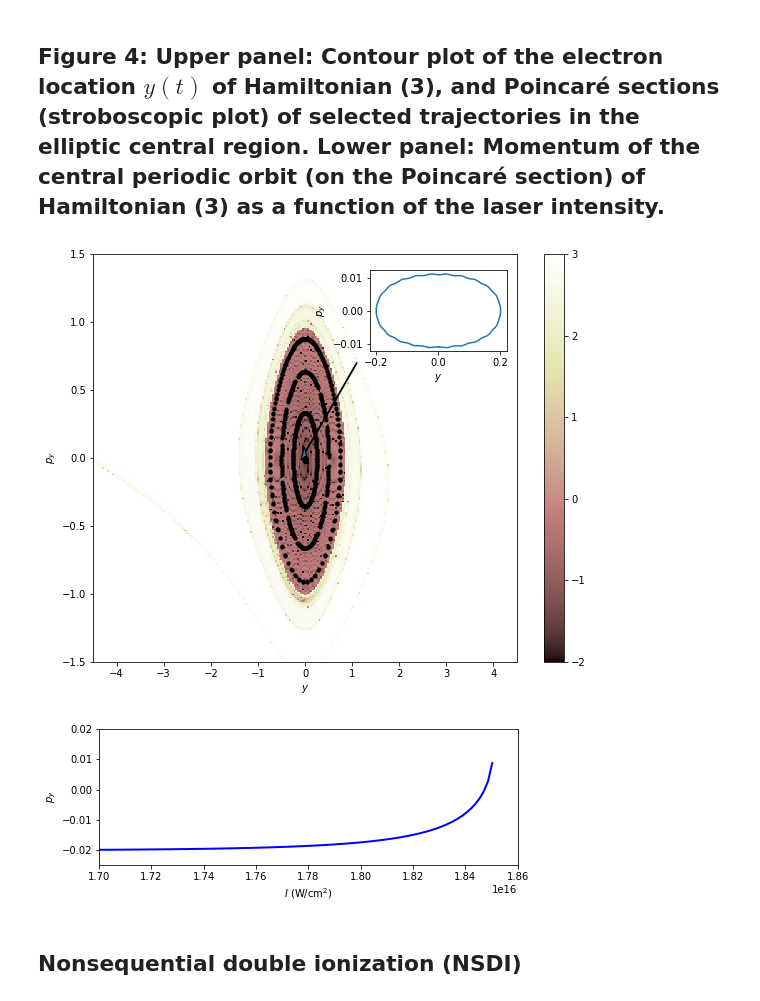
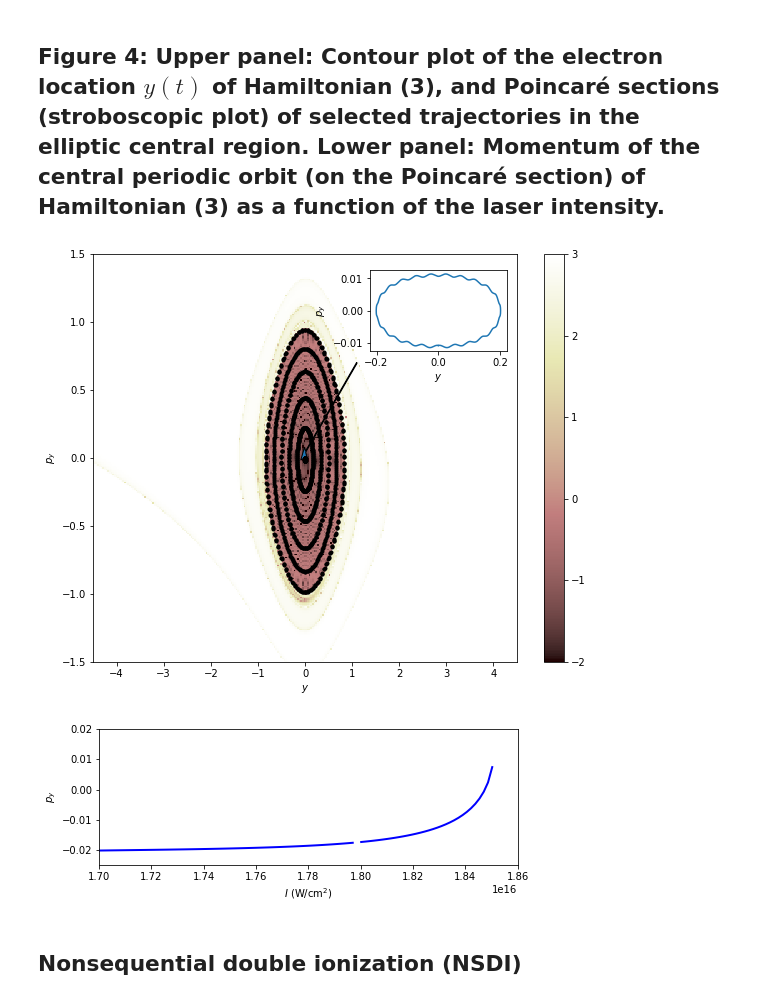
Before and after one commit to cchandre/Notebook-Article, a Jupyter notebook: Interactive_Article.ipynb, the cells around one changed output. Saved outputs shown, nothing was run; the diff lists cells and outputs as text; code cells hidden in the pictures.

```diff
--- a/Interactive_Article.ipynb
+++ b/Interactive_Article.ipynb
@@ -43,17 +43,17 @@ b = 1.0 #@param {type:"number"}
 E_g = -2.24 #@param {type:"number"}
 
 #@markdown Field
-Wavelength = 780 #@param {type:"number"}
-Pulse_duration = 8 #@param {type:"integer"}
-params_envelop = (2, Pulse_duration-4, 2, 2)
+Wavelength_in_nm = 780 #@param {type:"number"}
+Pulse_duration_in_lc = 8 #@param {type:"integer"}
+params_envelop = (2, Pulse_duration_in_lc-4, 2, 2)
 
 import matplotlib.pyplot as plt
-import math
 import numpy as np
 import time
 from scipy.optimize import fsolve
 import warnings
 warnings.filterwarnings('ignore', 'The iteration is not making good progress')
+
 
 class Atom:
     def __init__(self, a, b, ground_state_energy, size=5.0, thresh=100):
@@ -70,12 +70,12 @@ class Field:
     def __init__(self, wavelength, intensity=[], envelope=[], params_envelop=[]):
         self.wavelength = wavelength
         self.frequency = 45.597 / wavelength
+        self.period = 2.0 * np.pi / self.frequency
         self.intensity = intensity
         self.amplitude = 5.338e-9 * np.sqrt(self.intensity)
         self.envelope = envelope
         self.params = params_envelop
         self.times = np.cumsum(self.params)
-        self.period = 2.0 * np.pi / self.frequency
         self.tf = np.sum(self.params) * self.period
 
 
@@ -138,7 +138,6 @@ def generate_initial_conditions(atom, integration):
 
 
 my_atom = Atom(a=a, b=b, ground_state_energy=E_g, thresh=100)
-my_field = Field(wavelength=Wavelength, envelope=trapezoidal, params_envelop=params_envelop)
 # %% [markdown]
 ## Figure 1: Double ionization (DI) probability for Hamiltonian (1) as a function of the intensity of the field $I$.
 # %%
@@ -312,10 +312,11 @@ We have numerically computed the location and the stability of this periodic orb
 
 #@markdown Upper Panel
 Intensity = 5e15 #@param {type:"number"}
-final_time = 2
+final_time_in_lc = 2
+y_max = 4.5
 py_max = 1.5
-y_max = 4.5
 resolution = 256 #@param ["128", "256", "512", "1024"] {type:"raw"}
+Number_of_Poincare_sections = 7
 
 #@markdown Lower Panel
 Imin = 1.7e16 #@param {type:"number"}
@@ -339,7 +340,7 @@ def eqn_motion_fig4a(y, py, atom, field, integration):
 def eqn_motion_fig4b(x, atom, field, integration, mem_traj=False):
     t = 0.0
     xf = x.copy()
-    h = field.period/np.floor(field.period/parameters.h)
+    h = field.period/np.floor(field.period/integration.h)
     xt = np.empty((2,0))
     while t <= field.period:
         e0_eff = field.amplitude * np.sin(field.frequency * t)
@@ -357,7 +358,7 @@ def eqn_motion_fig4b(x, atom, field, integration, mem_traj=False):
 
 def eqn_motion_fig4c(x, atom, field, integration):
     xf = x.copy()
-    h = field.period/np.floor(field.period/parameters.h)
+    h = field.period/np.floor(field.period/integration.h)
     xt = np.empty((2,0))
     for n_points in range(300):
         t = 0.0
@@ -373,18 +374,20 @@ def eqn_motion_fig4c(x, atom, field, integration):
 
 y = np.linspace(-y_max, y_max, resolution)
 py = np.linspace(-py_max, py_max, resolution)
-my_field = Field(wavelength=Wavelength, intensity=Intensity)
-my_field.tf = final_time * my_field.period
-parameters = Integration(N=resolution**2, step=0.01, precision=np.float32)
+my_field = Field(wavelength=Wavelength_in_nm, intensity=Intensity)
+my_field.tf = final_time_in_lc * my_field.period
+parameters = Integration(N=resolution**2, step=h_step, precision=np.float32)
 
 yv, pyv = np.meshgrid(y, py)
 yf, pyf = eqn_motion_fig4a(yv, pyv, my_atom, my_field, parameters)
 r = np.abs(yf)
-xt0 = fsolve(eqn_motion_fig4b, [0.0, -0.02], args=(my_atom, my_field, parameters), xtol=1e-06, maxfev=10)
+
+parameters = Integration(N=1, step=h_step/10, precision=np.float64)
+xt0 = fsolve(eqn_motion_fig4b, [0.0, -0.02], args=(my_atom, my_field, parameters), xtol=1e-08, maxfev=30)
 xt = eqn_motion_fig4b(xt0, my_atom, my_field, parameters, mem_traj=True)
-
-xval = np.linspace(0.0, my_atom.a, 5)
-X0 = np.vstack((xval,np.zeros(5)))
+parameters = Integration(N=Number_of_Poincare_sections, step=h_step, precision=np.float64)
+xval = np.linspace(0.0, my_atom.a, Number_of_Poincare_sections)
+X0 = np.vstack((xval,np.zeros(Number_of_Poincare_sections)))
 Xt = eqn_motion_fig4c(X0, my_atom, my_field, parameters)
 
 fig1 = plt.figure(figsize=(9.5,7.5))
@@ -394,36 +397,36 @@ plt.plot(Xt[0, 3:], Xt[1, 3:], marker='.', color='k', linestyle='None')
 plt.xlabel('$y$')
 plt.ylabel('$p_y$')
 plt.xlim((-y_max, y_max))
 plt.ylim((-py_max, py_max))
 plt.arrow(1.1, 0.7, -1.088, -0.654, width = 0.01, head_width=0.08)
 ax_inset = fig1.add_axes([0.53, 0.7, 0.2, 0.15])
 ax_inset.plot(xt[0,:], xt[1,:])
 ax_inset.set_xlabel('$y$')
 ax_inset.set_ylabel('$p_y$')
 plt.show()
 
 Intensity_range = np.linspace(Imin, Imax, Number_of_intensities)
 init_guess = [0.0, 0.0]
 pdata = []
 for intensity_element in Intensity_range:
-    my_field = Field(wavelength=Wavelength, intensity=intensity_element)
-    xf, info, ier, msg = fsolve(eqn_motion_fig4b, init_guess, args=(my_atom, my_field, parameters), xtol=1e-06, maxfev=30, full_output=True)
+    my_field = Field(wavelength=Wavelength_in_nm, intensity=intensity_element)
+    xf, info, ier, msg = fsolve(eqn_motion_fig4b, init_guess, args=(my_atom, my_field, parameters), xtol=1e-08, maxfev=30, full_output=True)
     if ier == 1:
         pval = xf[1]
         init_guess = xf
     else:
         pval = np.nan
     pdata = np.append(pdata, pval)
 
 fig2 = plt.figure(figsize=(7.5,2.5))
 plt.plot(Intensity_range, pdata, linewidth=2, color='b')
 plt.xlabel('$I$ (W/cm$^2$)')
 plt.ylabel('$p_y$')
 plt.xlim([Imin, Imax])
 plt.ylim([-0.025, 0.02])
 plt.show()
 # %% [output]
-[figure, old version]
+[figure, new version]
 [figure]
 # %% [markdown]
 ## Nonsequential double ionization (NSDI)
```
Also changed, not shown: parts of 3 cells of this notebook.
